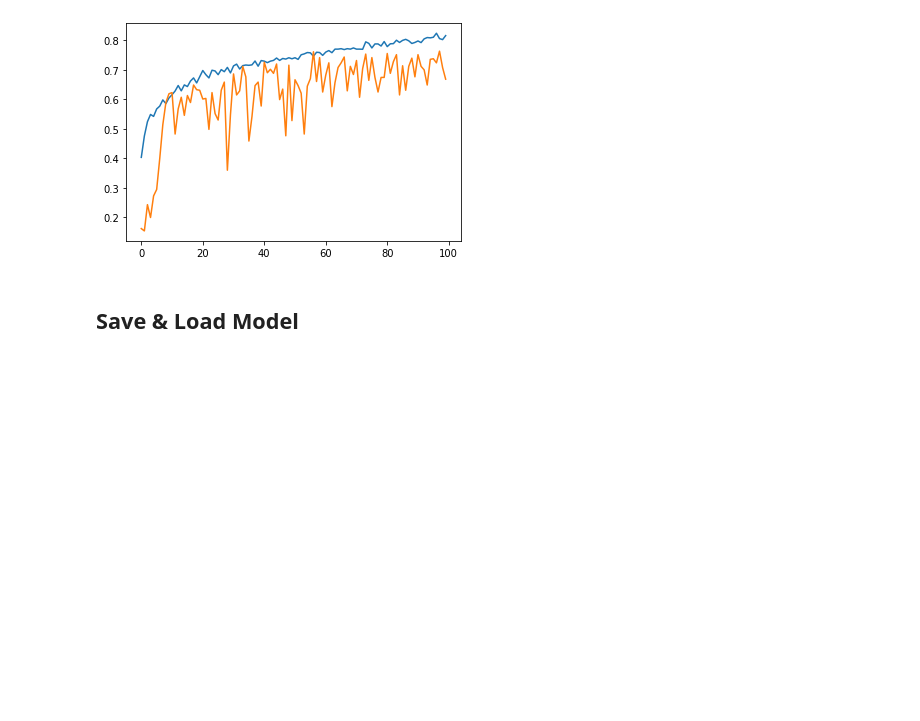
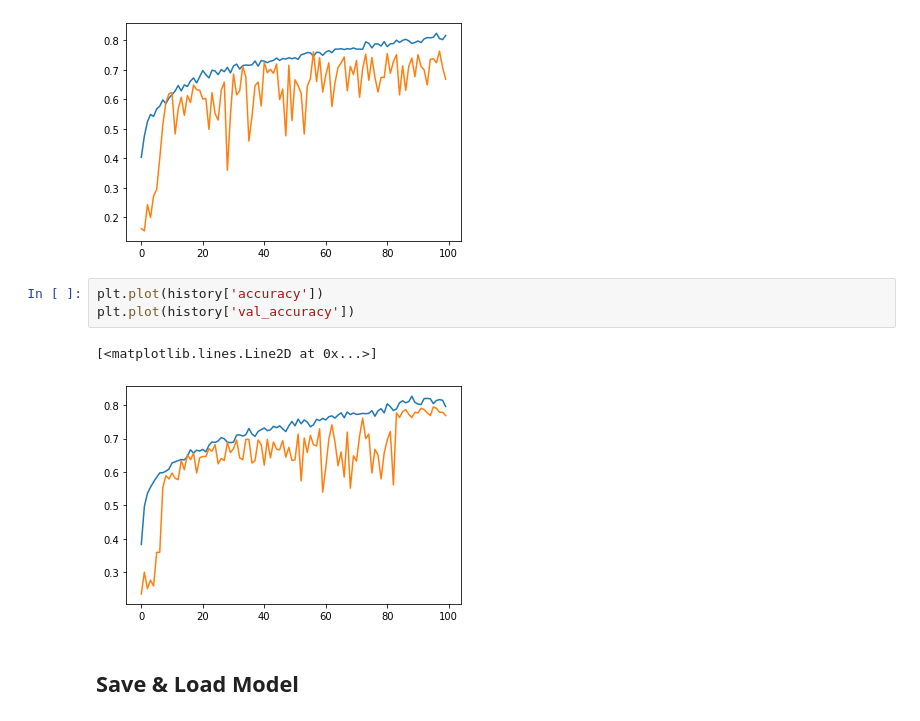
Before and after one commit to jxin11/waste-image-classification, a Jupyter notebook: Waste_Image_Classification.ipynb, the cells around one changed output. Drawn from its saved outputs; the diff is of its cells as text; blank space fills up the shorter version.

```diff
--- a/Waste_Image_Classification.ipynb
+++ b/Waste_Image_Classification.ipynb
@@ -606,6 +635,12 @@ plt.plot(history['val_accuracy'])
 # %% [output]
 [<matplotlib.lines.Line2D at 0x...>]
 [figure]
+# %%
+plt.plot(history['accuracy'])
+plt.plot(history['val_accuracy'])
+# %% [output]
+[<matplotlib.lines.Line2D at 0x...>]
+[figure, added]
 # %% [markdown]
 ## Save & Load Model
 # %%
```
Also changed, not shown: parts of 8 cells of this notebook.
